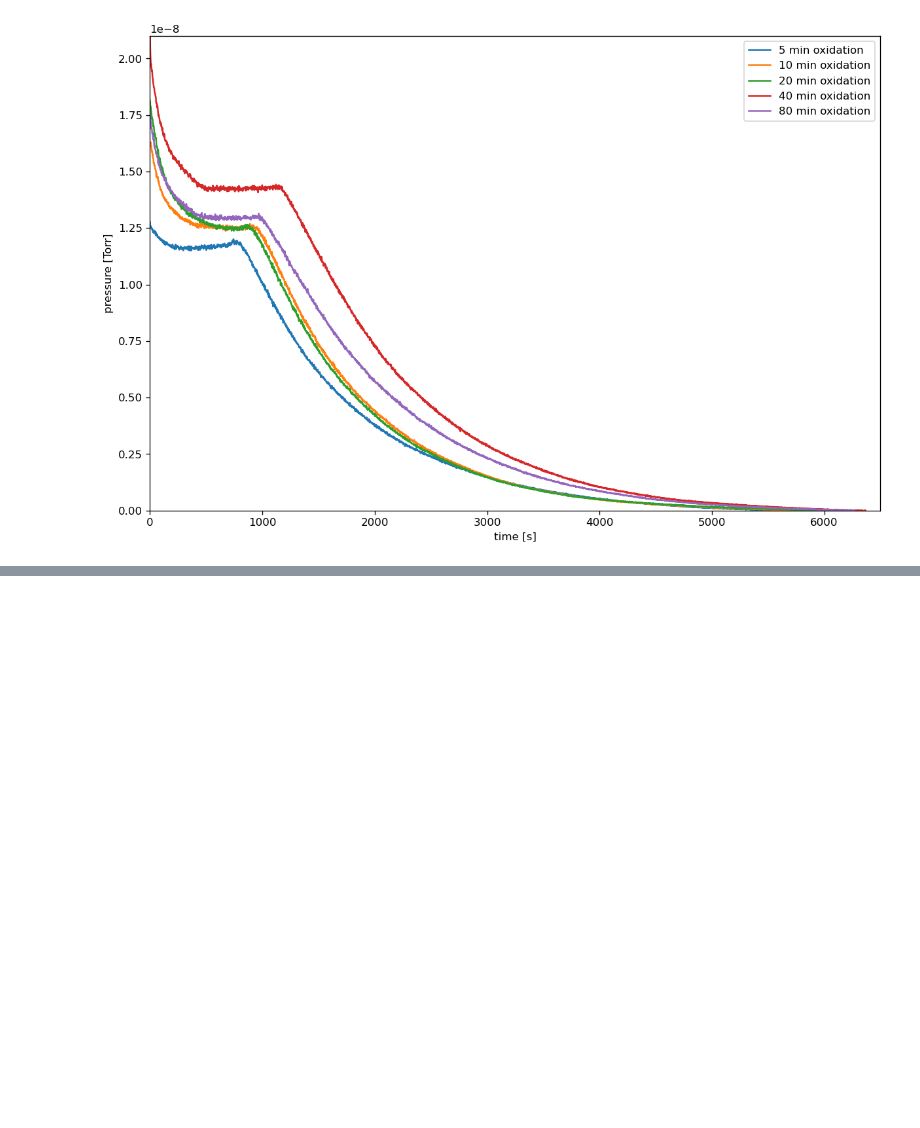
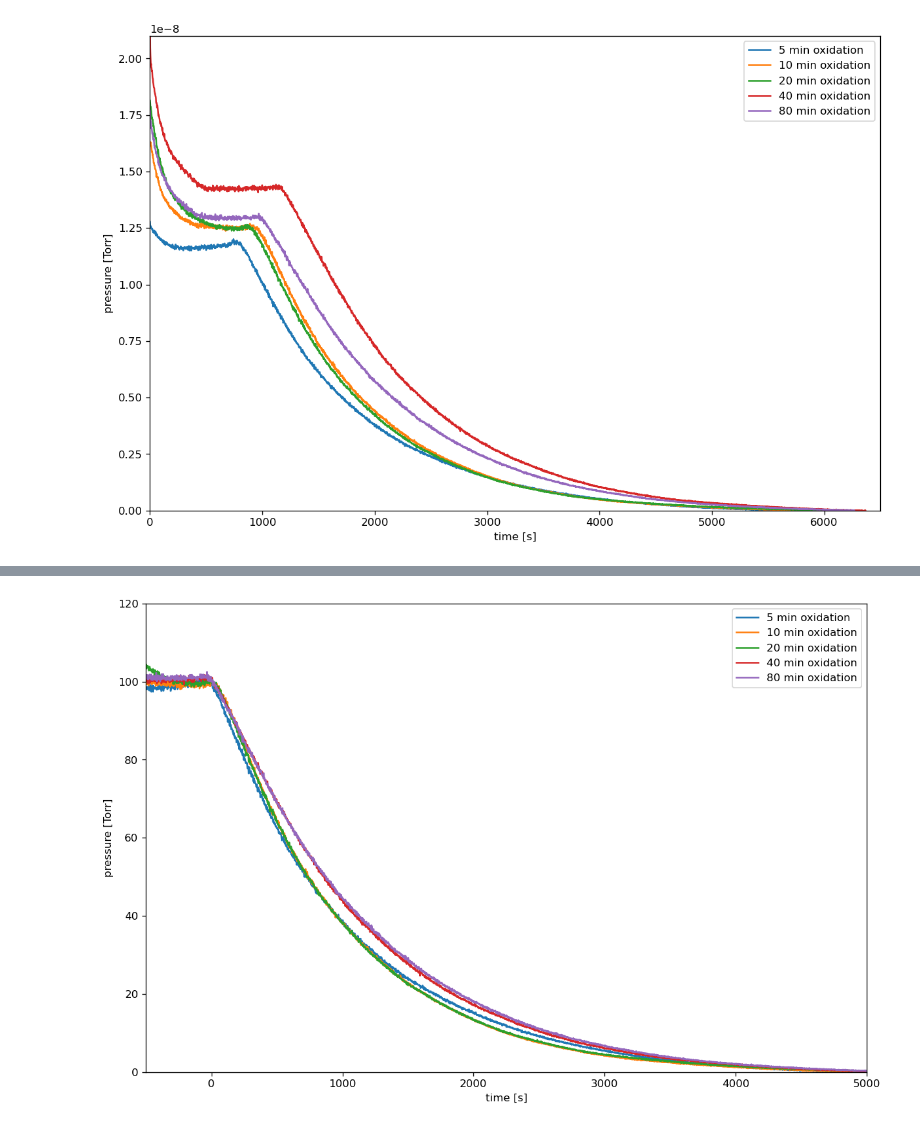
Before and after one commit to amandawei00/pd_oxidation, a Jupyter notebook: ms_data/plotter.ipynb, the cells around one changed output, grey strips where cells are left out. Saved outputs shown, nothing was run; the diff lists cells and outputs as text; code cells hidden in the pictures; blank space fills up the shorter version.

```diff
--- a/ms_data/plotter.ipynb
+++ b/ms_data/plotter.ipynb
@@ -76,0 +79,23 @@ plt.savefig('normalized.png')
+# %%
+t1 = t1 - t1[a[0]]
+t2 = t2 - t2[a[1]]
+t3 = t3 - t3[a[2]]
+t4 = t4 - t4[a[3]]
+t5 = t5 - t5[a[4]]
+# %%
+plt.plot(t1, p1, label='5 min oxidation')
+plt.plot(t2, p2, label='10 min oxidation')
+plt.plot(t3, p3, label='20 min oxidation')
+plt.plot(t4, p4, label='40 min oxidation')
+plt.plot(t5, p5, label='80 min oxidation')
+
+plt.legend()
+
+plt.xlabel('time [s]')
+plt.ylabel('pressure [Torr]')
+
+plt.xlim(-500., 5000)
+plt.ylim(0.0, 120)
+plt.savefig('final.png')
+# %% [output]
+[figure, added]
```
Also changed, not shown: parts of 2 cells of this notebook, 5 other files.
